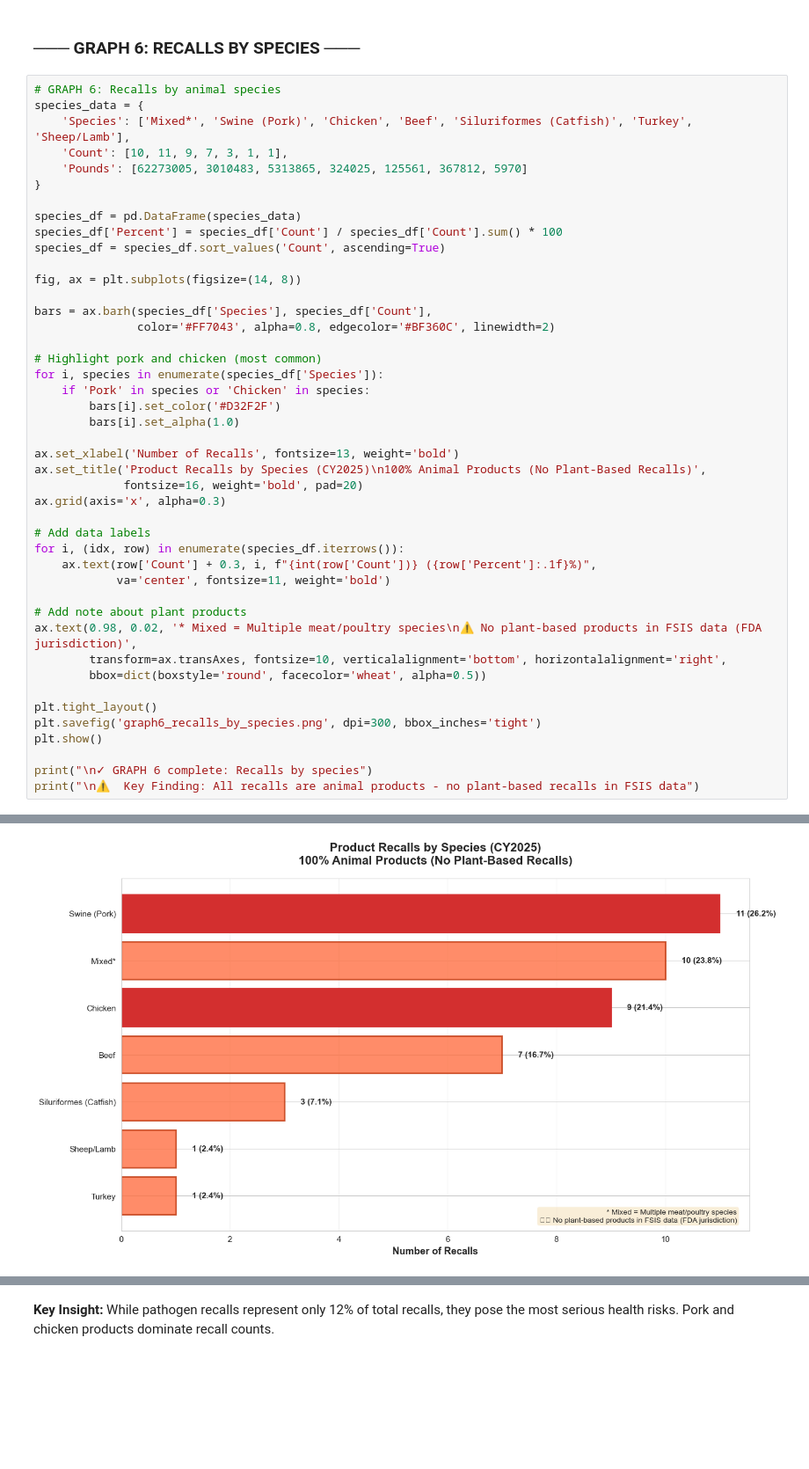
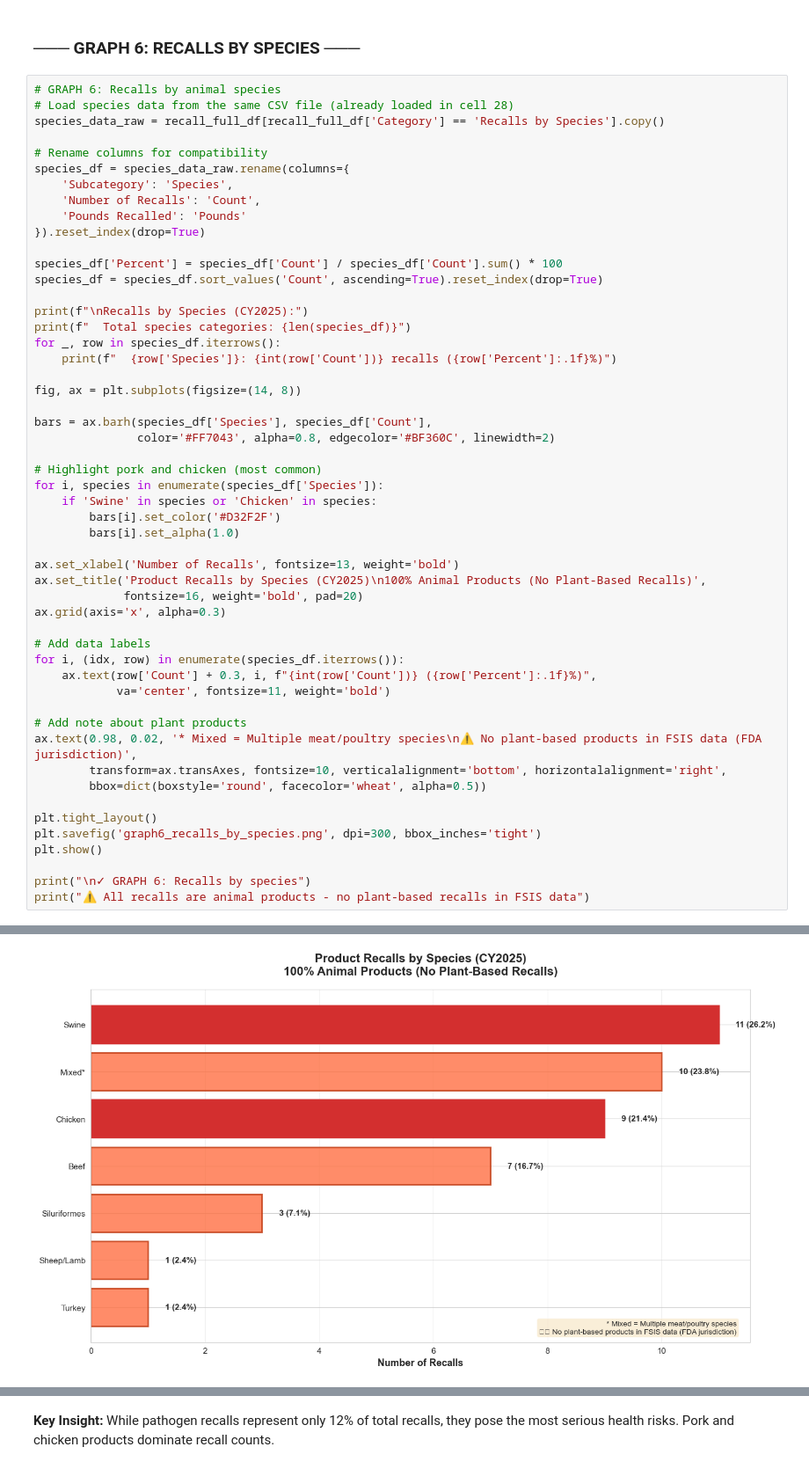
Before and after one commit to emilcecarlisa/listeria-tracker, a Jupyter notebook: visualizations/comprehensiveDashboard.ipynb, the cells around one changed output, grey strips where cells are left out. Shown at 88% size. Drawn from its saved outputs; the diff is of its cells as text; blank space fills up the shorter version.

Commit message:
Cleanup recall csv

```diff
--- a/visualizations/comprehensiveDashboard.ipynb
+++ b/visualizations/comprehensiveDashboard.ipynb
@@ -589,15 +618,23 @@ print("\n✓ GRAPH 5 complete: Recall reasons breakdown")
 ### ─── GRAPH 6: RECALLS BY SPECIES ───
 # %%
 # GRAPH 6: Recalls by animal species
-species_data = {
-    'Species': ['Mixed*', 'Swine (Pork)', 'Chicken', 'Beef', 'Siluriformes (Catfish)', 'Turkey', 'Sheep/Lamb'],
-    'Count': [10, 11, 9, 7, 3, 1, 1],
-    'Pounds': [62273005, 3010483, 5313865, 324025, 125561, 367812, 5970]
-}
+# Load species data from the same CSV file (already loaded in cell 28)
+species_data_raw = recall_full_df[recall_full_df['Category'] == 'Recalls by Species'].copy()
 
-species_df = pd.DataFrame(species_data)
+# Rename columns for compatibility
+species_df = species_data_raw.rename(columns={
+    'Subcategory': 'Species',
+    'Number of Recalls': 'Count',
+    'Pounds Recalled': 'Pounds'
+}).reset_index(drop=True)
+
 species_df['Percent'] = species_df['Count'] / species_df['Count'].sum() * 100
-species_df = species_df.sort_values('Count', ascending=True)
+species_df = species_df.sort_values('Count', ascending=True).reset_index(drop=True)
+
+print(f"\nRecalls by Species (CY2025):")
+print(f"  Total species categories: {len(species_df)}")
+for _, row in species_df.iterrows():
+    print(f"  {row['Species']}: {int(row['Count'])} recalls ({row['Percent']:.1f}%)")
 
 fig, ax = plt.subplots(figsize=(14, 8))
 
@@ -606,7 +643,7 @@ bars = ax.barh(species_df['Species'], species_df['Count'],
 
 # Highlight pork and chicken (most common)
 for i, species in enumerate(species_df['Species']):
-    if 'Pork' in species or 'Chicken' in species:
+    if 'Swine' in species or 'Chicken' in species:
         bars[i].set_color('#D32F2F')
         bars[i].set_alpha(1.0)
 
@@ -629,6 +666,6 @@ plt.tight_layout()
 plt.savefig('graph6_recalls_by_species.png', dpi=300, bbox_inches='tight')
 plt.show()
 
-print("\n✓ GRAPH 6 complete: Recalls by species")
-print("\n⚠️  Key Finding: All recalls are animal products - no plant-based recalls in FSIS data")
+print("\n✓ GRAPH 6: Recalls by species")
+print("⚠️ All recalls are animal products - no plant-based recalls in FSIS data")
 # %% [output]
@@ -635 +681 @@ print("\n⚠️  Key Finding: All recalls are animal products - no plant-based r
-[figure, old version]
+[figure, new version]
```
Also changed, not shown: parts of 13 cells of this notebook, 4 other files.
